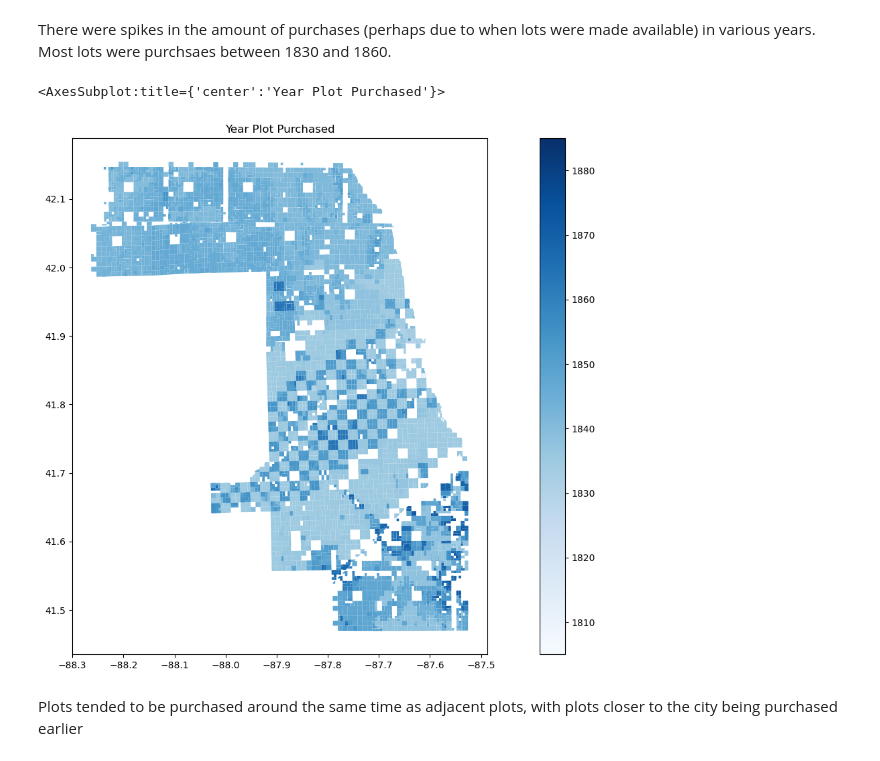
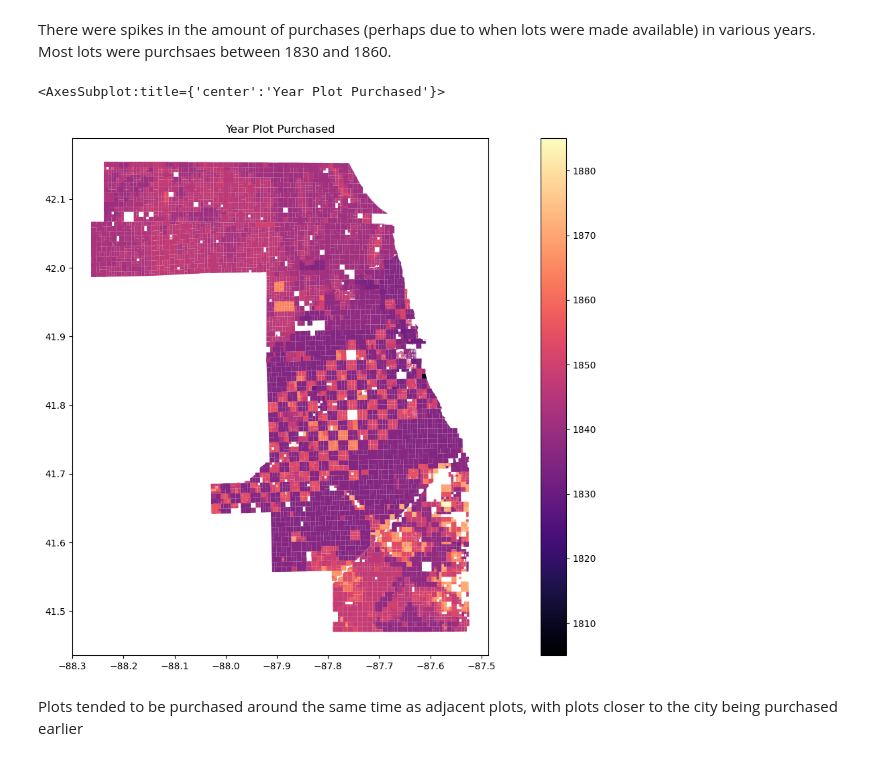
Before and after one commit to uchicago-justice-project/public_land_records, a Jupyter notebook: scripts/Land Purchases Exploration.ipynb, the cells around one changed output. Drawn from its saved outputs; the diff is of its cells as text; code cells hidden in the pictures.

```diff
--- a/scripts/Land Purchases Exploration.ipynb
+++ b/scripts/Land Purchases Exploration.ipynb
@@ -5,8 +5,9 @@ import matplotlib.pyplot as plt
 import geopandas
 # %%
 df = pd.read_csv("../data/cook_county_cleaned3.csv")
-gdf = geopandas.read_file("../data/cook_county_with_geometries.geojson")
+gdf = geopandas.read_file("../data/cook_county_with_geometries4.geojson")
 cook_county = geopandas.read_file("../data/Cook_County_Border.geojson")
+chicago_border = geopandas.read_file("../data/chicago_border.geojson")
 settlements = geopandas.read_file("../data/settlements.json")
 # %%
 # Remove duplicated entries
@@ -155,10 +156,10 @@ There were spikes in the amount of purchases (perhaps due to when lots were made
 # %%
 fig, ax = plt.subplots(figsize=(20,10))
 ax.set_title("Year Plot Purchased")
 gdf[(gdf['Year'] > 1800)&(gdf['Year'] < 1890)].plot(column="Year",\
-                                                        ax=ax, cmap="Blues", legend=True,)
+                                                        ax=ax, cmap="magma", legend=True,)
 # %% [output]
 <AxesSubplot:title={'center':'Year Plot Purchased'}>
-[figure, old version]
+[figure, new version]
 # %% [markdown]
 Plots tended to be purchased around the same time as adjacent plots, with plots closer to the city being purchased earlier
```
Also changed, not shown: parts of 11 cells of this notebook, 17 other files.
